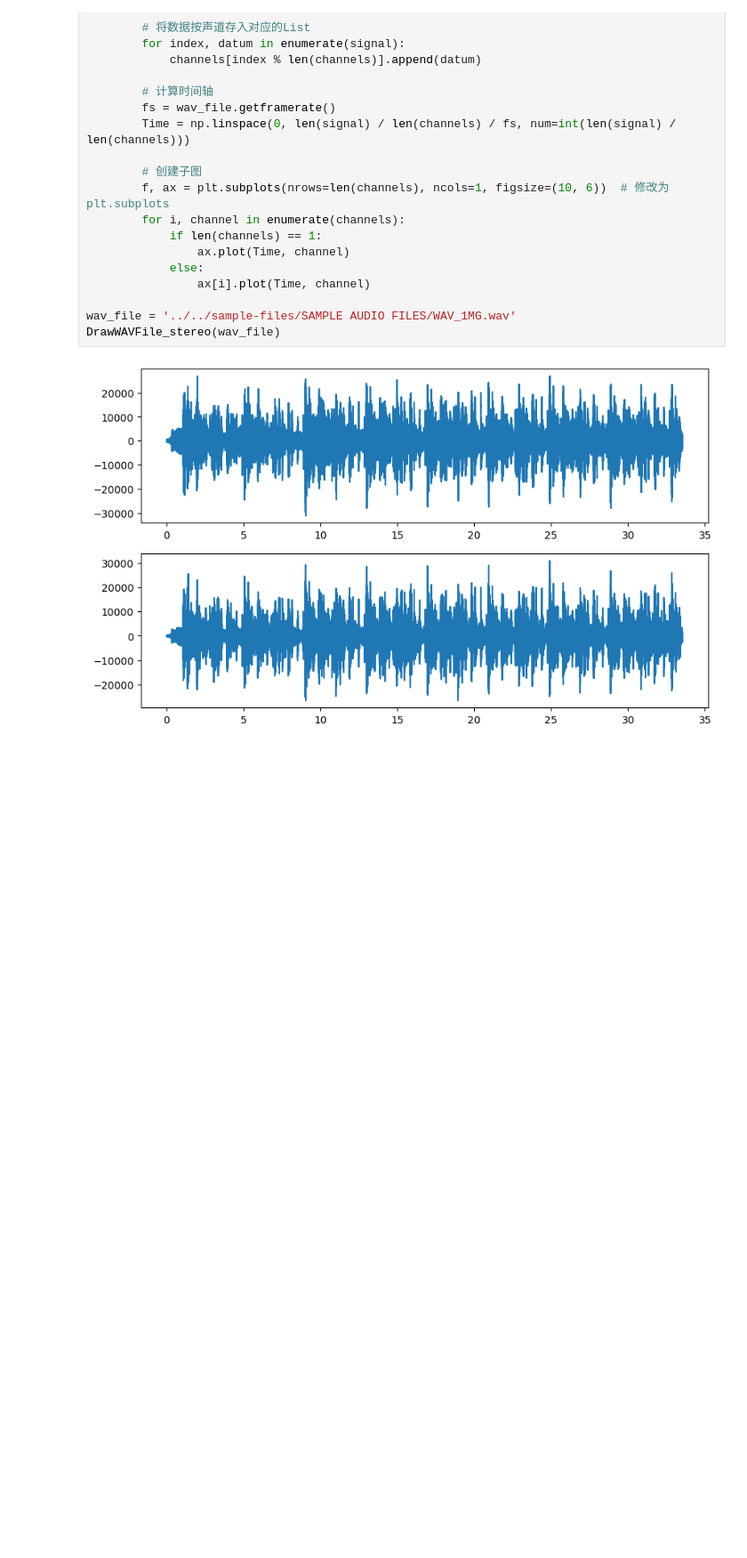
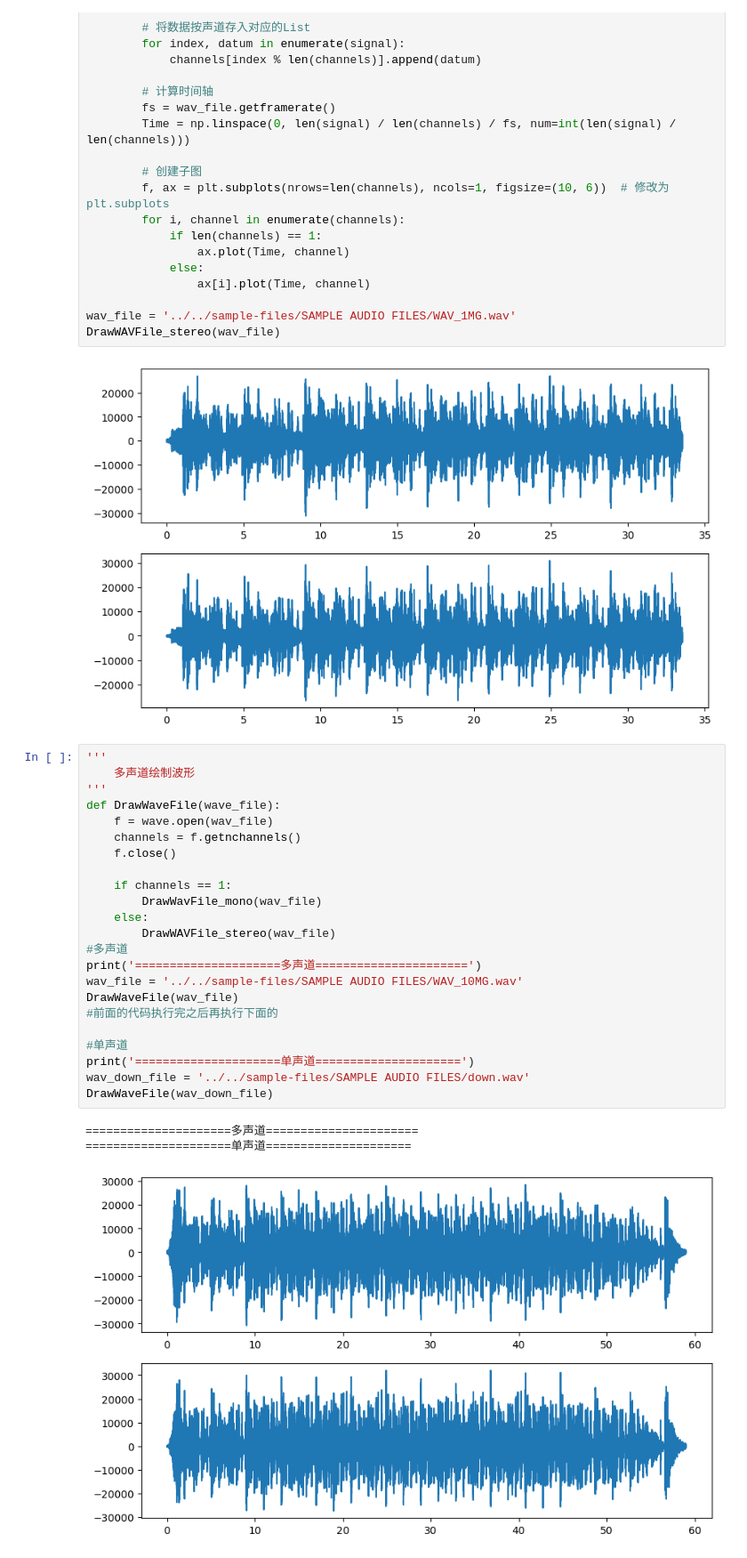
Before and after one commit to OnlyWell/d2l_tensorflow, a Jupyter notebook: book_charter/asr/voice.ipynb, the cells around one changed output. Shown at 89% size. Drawn from its saved outputs; the diff is of its cells as text; blank space fills up the shorter version.

```diff
--- a/book_charter/asr/voice.ipynb
+++ b/book_charter/asr/voice.ipynb
@@ -165,3 +165,30 @@ wav_file = '../../sample-files/SAMPLE AUDIO FILES/WAV_1MG.wav'
 DrawWAVFile_stereo(wav_file)
 # %% [output]
 [figure]
+# %%
+'''
+    多声道绘制波形
+'''
+def DrawWaveFile(wave_file):
+    f = wave.open(wav_file)
+    channels = f.getnchannels()
+    f.close()
+
+    if channels == 1:
+        DrawWavFile_mono(wav_file)
+    else:
+        DrawWAVFile_stereo(wav_file)
+#多声道
+print('=====================多声道======================')
+wav_file = '../../sample-files/SAMPLE AUDIO FILES/WAV_10MG.wav'
+DrawWaveFile(wav_file)
+#前面的代码执行完之后再执行下面的
+
+#单声道
+print('=====================单声道=====================')
+wav_down_file = '../../sample-files/SAMPLE AUDIO FILES/down.wav'
+DrawWaveFile(wav_down_file)
+# %% [output]
+=====================多声道======================
+=====================单声道=====================
+[figure, added]
```
Also changed, not shown: parts of 3 cells of this notebook.
